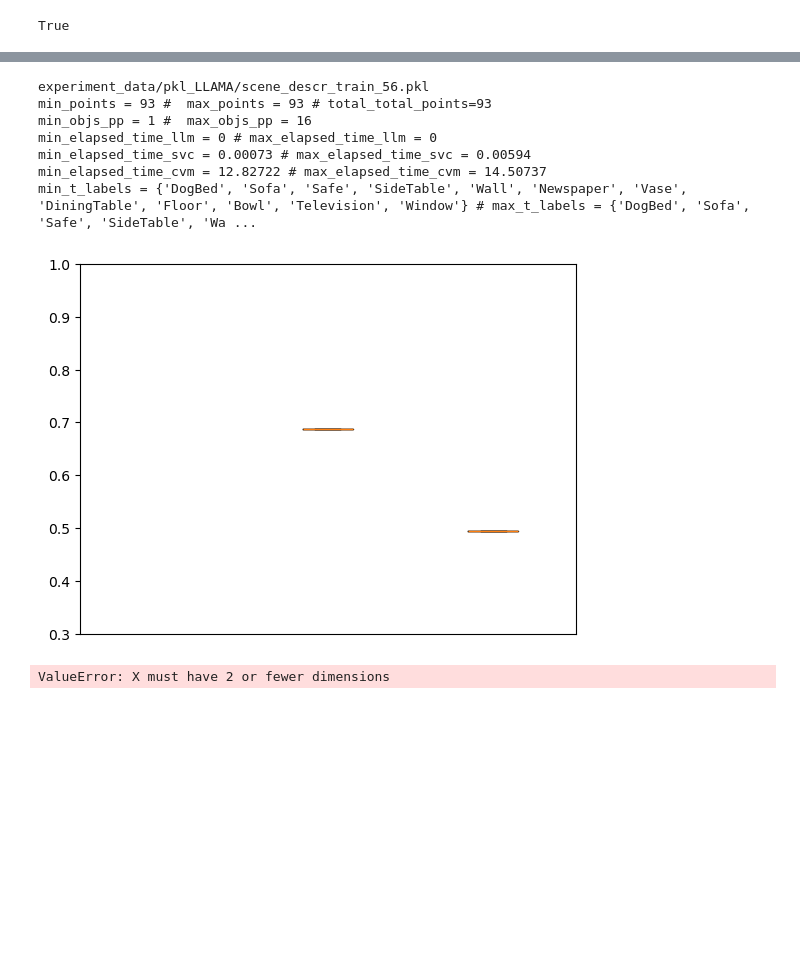
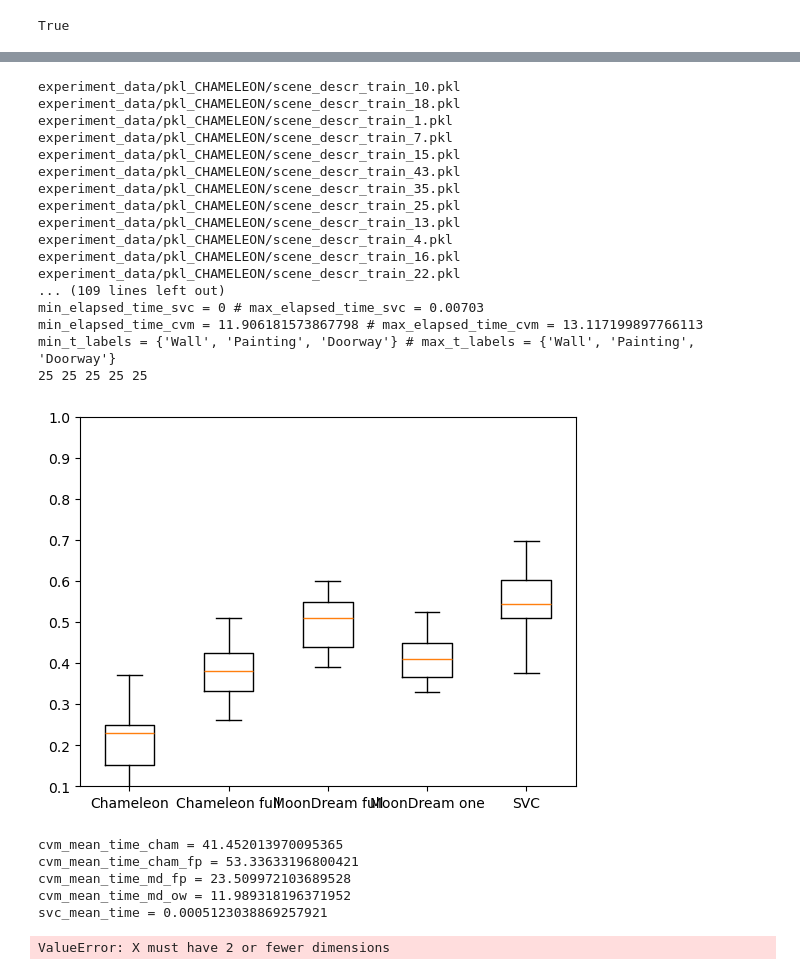
Before and after one commit to archie1983/cvm_semantic_navigation, a Jupyter notebook: analyse_classification_results_cvm.ipynb, the cells around one changed output, grey strips where cells are left out. Drawn from its saved outputs; the diff is of its cells as text; code cells hidden in the pictures; blank space fills up the shorter version.

Commit message:
First analysis - all CVMs with all points classified- even the hard to detect ones that SVC skips

```diff
--- a/analyse_classification_results_cvm.ipynb
+++ b/analyse_classification_results_cvm.ipynb
@@ -65,8 +65,8 @@ def process_scene_files(llm_type):
     accuracies_per_room_svc = []
     accuracies_per_room_cvm = []
 
-    #scene_files = glob.glob(pkl_store) # files showing gemma scenes
-    scene_files = ["experiment_data/pkl_" + llm_type + "/scene_descr_train_56.pkl"]
+    scene_files = glob.glob(pkl_store) # files showing gemma scenes
+    #scene_files = ["experiment_data/pkl_" + llm_type + "/scene_descr_train_56.pkl"]
 
     # per all rooms
     all_rooms_llm_good = 0
@@ -212,5 +212,8 @@ def process_scene_files(llm_type):
 
 #process_scene_files("mistral")
 #process_scene_files("gemma")
-process_scene_files("LLAMA")
+#process_scene_files("CHAMELEON")
+#process_scene_files("CHAMELEON_full_prompt")
+#process_scene_files("MOONDREAM_full_prompt")
+process_scene_files("MOONDREAM_one_word")
 # %% [output]
@@ -266,64 +290,80 @@ def testRoomClassifierAccuracy(llm_type):
 
 #testRoomClassifierAccuracy("gemma")
 #testRoomClassifierAccuracy("mistral")
-testRoomClassifierAccuracy("LLAMA")
+#testRoomClassifierAccuracy("LLAMA")
 
 ##
 # This function will create a box plot for a hybridized data set (HYBRID_AT_12 or HYBRID_AT_18)
 ##
 def testAllRoomClassifiersAccuracy():
-    (gemma_accuracies, svc_accuracies, gemma_mean_time, svc_mean_time) = process_scene_files("gemma")
-    (mistral4b_accuracies, svc_accuracies, mistral4b_mean_time, svc_mean_time) = process_scene_files("mistral_4b")
-    (mistral6b_accuracies, svc_accuracies, mistral6b_mean_time, svc_mean_time) = process_scene_files("mistral_6b")
-    (llama_accuracies, svc_accuracies, llama_mean_time, svc_mean_time) = process_scene_files("llama")
+    (llm_accuracies, svc_accuracies, cvm_accuracies_cham, llm_mean_time, svc_mean_time, cvm_mean_time_cham) = process_scene_files("CHAMELEON")
+    (llm_accuracies, svc_accuracies, cvm_accuracies_cham_fp, llm_mean_time, svc_mean_time, cvm_mean_time_cham_fp) = process_scene_files("CHAMELEON_full_prompt")
+    (llm_accuracies, svc_accuracies, cvm_accuracies_md_fp, llm_mean_time, svc_mean_time, cvm_mean_time_md_fp) = process_scene_files("MOONDREAM_full_prompt")
+    (llm_accuracies, svc_accuracies, cvm_accuracies_md_ow, llm_mean_time, svc_mean_time, cvm_mean_time_md_ow) = process_scene_files("MOONDREAM_one_word")
     # should be two volumes -- one for LLM and one for SVC for accuracies compared to ground truth.
     number_of_dataset_volumes = 5
 
     # How many rooms were classified
     number_of_tests_per_dataset_volume = len(svc_accuracies)
+    print(str(len(svc_accuracies)) + " " + str(len(cvm_accuracies_cham)) + " " + str(len(cvm_accuracies_cham_fp)) + " " + str(len(cvm_accuracies_md_fp)) + " " + str(len(cvm_accuracies_md_ow)))
 
     # We'll create an empty Numpy array and put the our SVC accuracies into there.
     dataset_test_results = np.zeros(shape=(number_of_dataset_volumes, number_of_tests_per_dataset_volume))
     #print(dataset_test_results.shape)
 
-    dataset_test_results[0] = gemma_accuracies
-    dataset_test_results[1] = mistral4b_accuracies
-    dataset_test_results[2] = mistral6b_accuracies
-    dataset_test_results[3] = llama_accuracies
+    dataset_test_results[0] = cvm_accuracies_cham
+    dataset_test_results[1] = cvm_accuracies_cham_fp
+    dataset_test_results[2] = cvm_accuracies_md_fp
+    dataset_test_results[3] = cvm_accuracies_md_ow
     dataset_test_results[4] = svc_accuracies
 
     # transpose it because I imagined it differently to how matplotlib needs the data
     dataset_test_results = np.transpose(dataset_test_results)
     #print(dataset_test_results)
     fig, ax = plt.subplots()
     ax.axes.get_xaxis().set_visible(False)
     #ax7.set_title("Variance while " + operation + " " + gesture + " gesture")
     #if (model_type == ModelType.HYBRID_AT_12):
     #    ax.set_title("Sunrgbd - Hybridized with AI2-THOR data")
     #elif (model_type == ModelType.HYBRID_AT_18):
     #    ax.set_title("Scannet - Hybridized with AI2-THOR data")
-    ax.boxplot(dataset_test_results, labels=['Gemma', 'Mistral-4bit', 'Mistral-6bit', 'Llama3', 'SVC'])
+    ax.boxplot(dataset_test_results, labels=['Chameleon', 'Chameleon full', 'MoonDream full', 'MoonDream one', 'SVC'])
     ax.axes.get_xaxis().set_visible(True)
-    plt.ylim(0.3, 1.0)
+    plt.ylim(0.1, 1.0)
     #plt.xticks([1, 2, 3], ['mon', 'tue', 'wed'])
     plt.show()
 
-    print("gemma_mean_time = " + str(gemma_mean_time))
-    print("mistral4b_mean_time = " + str(mistral4b_mean_time))
-    print("mistral6b_mean_time = " + str(mistral6b_mean_time))
-    print("llama_mean_time = " + str(llama_mean_time))
+    print("cvm_mean_time_cham = " + str(cvm_mean_time_cham))
+    print("cvm_mean_time_cham_fp = " + str(cvm_mean_time_cham_fp))
+    print("cvm_mean_time_md_fp = " + str(cvm_mean_time_md_fp))
+    print("cvm_mean_time_md_ow = " + str(cvm_mean_time_md_ow))
     print("svc_mean_time = " + str(svc_mean_time))
 
-#testAllRoomClassifiersAccuracy()
+testAllRoomClassifiersAccuracy()
 # %% [output]
-experiment_data/pkl_LLAMA/scene_descr_train_56.pkl
-min_points = 93 #  max_points = 93 # total_total_points=93
-min_objs_pp = 1 #  max_objs_pp = 16
-min_elapsed_time_llm = 0 # max_elapsed_time_llm = 0
-min_elapsed_time_svc = 0.00073 # max_elapsed_time_svc = 0.00594
-min_elapsed_time_cvm = 12.82722 # max_elapsed_time_cvm = 14.50737
-min_t_labels = {'DogBed', 'Sofa', 'Safe', 'SideTable', 'Wall', 'Newspaper', 'Vase', 'DiningTable', 'Floor', 'Bowl', 'Television', 'Window'} # max_t_labels = {'DogBed', 'Sofa', 'Safe', 'SideTable', 'Wa ...
+experiment_data/pkl_CHAMELEON/scene_descr_train_10.pkl
+experiment_data/pkl_CHAMELEON/scene_descr_train_18.pkl
+experiment_data/pkl_CHAMELEON/scene_descr_train_1.pkl
+experiment_data/pkl_CHAMELEON/scene_descr_train_7.pkl
+experiment_data/pkl_CHAMELEON/scene_descr_train_15.pkl
+experiment_data/pkl_CHAMELEON/scene_descr_train_43.pkl
+experiment_data/pkl_CHAMELEON/scene_descr_train_35.pkl
+experiment_data/pkl_CHAMELEON/scene_descr_train_25.pkl
+experiment_data/pkl_CHAMELEON/scene_descr_train_13.pkl
+experiment_data/pkl_CHAMELEON/scene_descr_train_4.pkl
+experiment_data/pkl_CHAMELEON/scene_descr_train_16.pkl
+experiment_data/pkl_CHAMELEON/scene_descr_train_22.pkl
+... (109 lines left out)
+min_elapsed_time_svc = 0 # max_elapsed_time_svc = 0.00703
+min_elapsed_time_cvm = 11.906181573867798 # max_elapsed_time_cvm = 13.117199897766113
+min_t_labels = {'Wall', 'Painting', 'Doorway'} # max_t_labels = {'Wall', 'Painting', 'Doorway'}
+25 25 25 25 25
-[figure, old version]
+[figure, new version]
+cvm_mean_time_cham = 41.452013970095365
+cvm_mean_time_cham_fp = 53.33633196800421
+cvm_mean_time_md_fp = 23.509972103689528
+cvm_mean_time_md_ow = 11.989318196371952
+svc_mean_time = 0.0005123038869257921
 # %%
 data = [[np.random.rand(100)] for i in range(3)]
 plt.boxplot(data)
```
Also changed, not shown: parts of 1 cell of this notebook, 2 other files.
